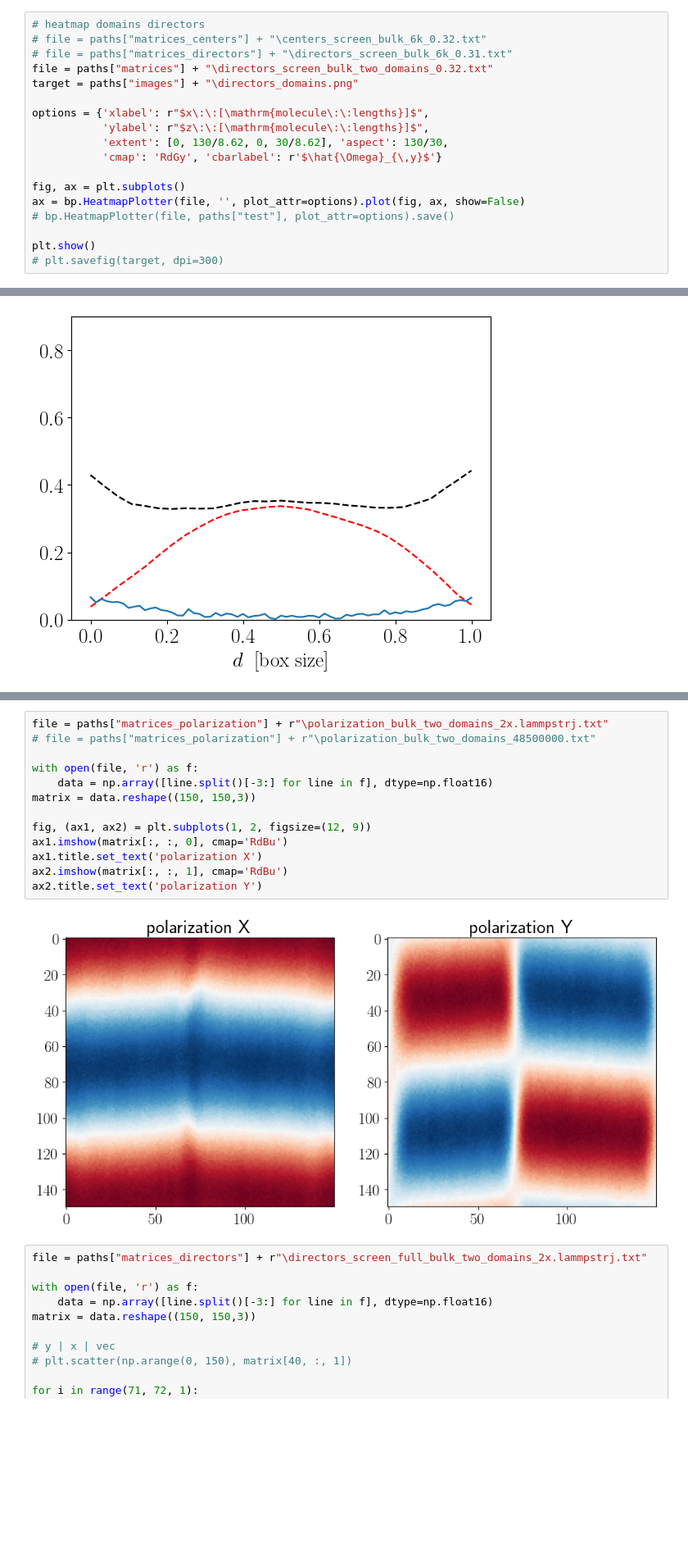
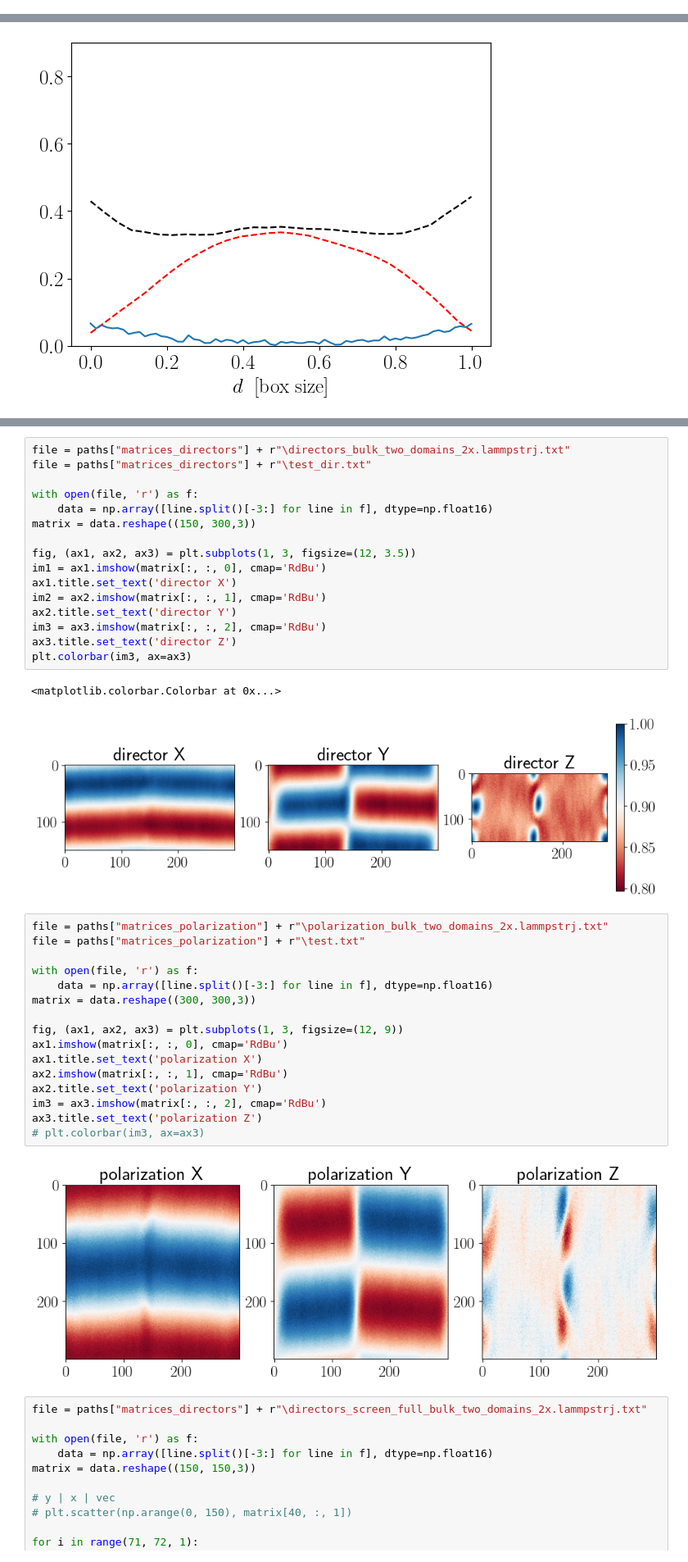
Before and after one commit to smdrzazga/LAMMPS, a Jupyter notebook: plot_printer.ipynb, the cells around one changed output, grey strips where cells are left out. Shown at 82% size. Saved outputs shown, nothing was run; the diff lists cells and outputs as text; blank space fills up the shorter version.

```diff
--- a/plot_printer.ipynb
+++ b/plot_printer.ipynb
@@ -374,21 +374,3 @@ ax[1].text(-0.6, 0.52, r'$b)$', fontsize=24, bbox={'pad': 7, 'alpha': 0.2, 'face
 plt.savefig(target, dpi=300)
 # %% [output]
 [figure]
-# %%
-# heatmap domains directors
-# file = paths["matrices_centers"] + "\centers_screen_bulk_6k_0.32.txt"
-# file = paths["matrices_directors"] + "\directors_screen_bulk_6k_0.31.txt"
-file = paths["matrices"] + "\directors_screen_bulk_two_domains_0.32.txt"
-target = paths["images"] + "\directors_domains.png"
-
-options = {'xlabel': r"$x\:\:[\mathrm{molecule\:\:lengths}]$",
-           'ylabel': r"$z\:\:[\mathrm{molecule\:\:lengths}]$",
-           'extent': [0, 130/8.62, 0, 30/8.62], 'aspect': 130/30,
-           'cmap': 'RdGy', 'cbarlabel': r'$\hat{\Omega}_{\,y}$'}
-
-fig, ax = plt.subplots()
-ax = bp.HeatmapPlotter(file, '', plot_attr=options).plot(fig, ax, show=False)
-# bp.HeatmapPlotter(file, paths["test"], plot_attr=options).save()
-
-plt.show()
-# plt.savefig(target, dpi=300)
@@ -646,18 +579,40 @@ ax = bp.HeatmapPlotter(file1, '', plot_attr=options).plot(fig, ax, normalize=Tru
+# %%
+file = paths["matrices_directors"] + r"\directors_bulk_two_domains_2x.lammpstrj.txt"
+file = paths["matrices_directors"] + r"\test_dir.txt"
+
+with open(file, 'r') as f:
+    data = np.array([line.split()[-3:] for line in f], dtype=np.float16)
+matrix = data.reshape((150, 300,3))
+
+fig, (ax1, ax2, ax3) = plt.subplots(1, 3, figsize=(12, 3.5))
+im1 = ax1.imshow(matrix[:, :, 0], cmap='RdBu')
+ax1.title.set_text('director X')
+im2 = ax2.imshow(matrix[:, :, 1], cmap='RdBu')
+ax2.title.set_text('director Y')
+im3 = ax3.imshow(matrix[:, :, 2], cmap='RdBu')
+ax3.title.set_text('director Z')
+plt.colorbar(im3, ax=ax3)
+# %% [output]
+<matplotlib.colorbar.Colorbar at 0x...>
+[figure, added]
 # %%
 file = paths["matrices_polarization"] + r"\polarization_bulk_two_domains_2x.lammpstrj.txt"
-# file = paths["matrices_polarization"] + r"\polarization_bulk_two_domains_48500000.txt"
+file = paths["matrices_polarization"] + r"\test.txt"
 
 with open(file, 'r') as f:
     data = np.array([line.split()[-3:] for line in f], dtype=np.float16)
-matrix = data.reshape((150, 150,3))
+matrix = data.reshape((300, 300,3))
 
-fig, (ax1, ax2) = plt.subplots(1, 2, figsize=(12, 9))
+fig, (ax1, ax2, ax3) = plt.subplots(1, 3, figsize=(12, 9))
 ax1.imshow(matrix[:, :, 0], cmap='RdBu')
 ax1.title.set_text('polarization X')
 ax2.imshow(matrix[:, :, 1], cmap='RdBu')
 ax2.title.set_text('polarization Y')
+im3 = ax3.imshow(matrix[:, :, 2], cmap='RdBu')
+ax3.title.set_text('polarization Z')
+# plt.colorbar(im3, ax=ax3)
 # %% [output]
-[figure, old version]
+[figure, new version]
 # %%
 file = paths["matrices_directors"] + r"\directors_screen_full_bulk_two_domains_2x.lammpstrj.txt"
 
```
Also changed, not shown: parts of 12 cells of this notebook, 1 other file.
